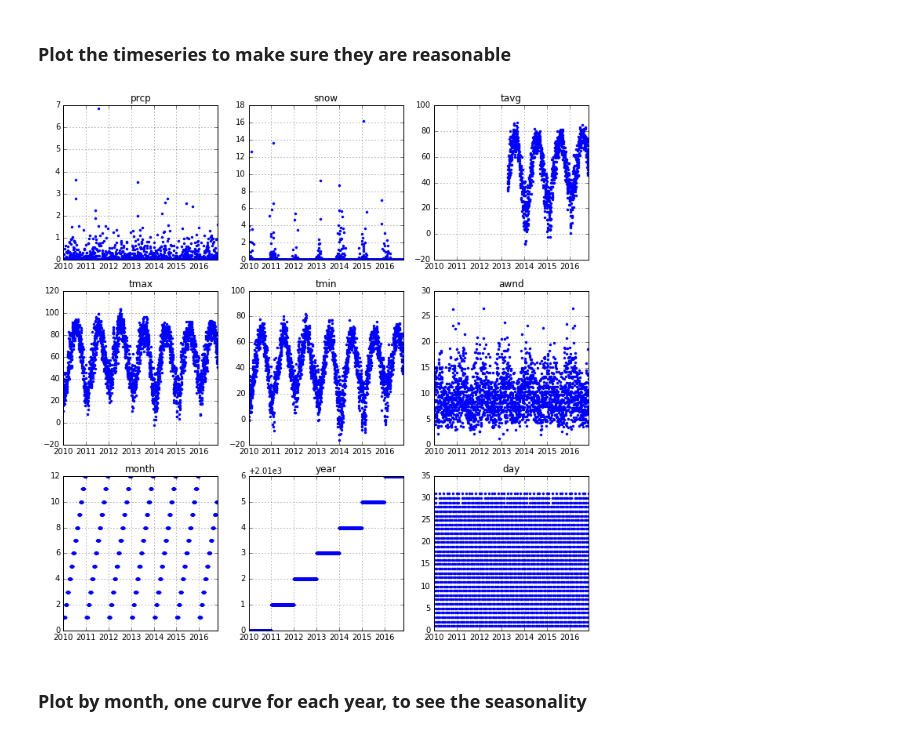
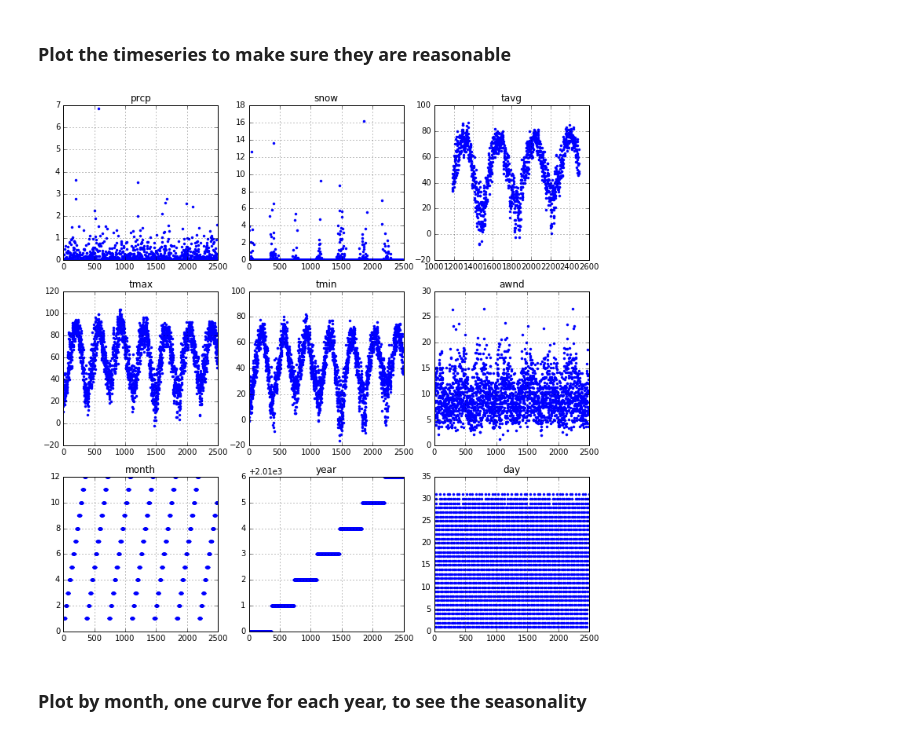
Before and after one commit to CS109-Chicago-food-inspections/CS109project, a Jupyter notebook: data/explore_weather.ipynb, the cells around one changed output. Cells and saved outputs as stored; diff of their text form; code cells hidden in the pictures.

Commit message:
modifications to weather cleaning

```diff
--- a/data/explore_weather.ipynb
+++ b/data/explore_weather.ipynb
@@ -11,2 +9,2 @@ import matplotlib.pyplot as plt
 # %%
-w_raw = pd.read_csv('./Weather_4.csv')
+w = pd.read_csv('./Weather_clean.csv',parse_dates=[6])
@@ -87,2 +10,0 @@ w_raw2.head(5)
-# %%
-w = w_raw2
@@ -91,2 +10,0 @@ w = w_raw2
-# %%
-w[w==-9999] = np.nan
@@ -165,17 +55,20 @@ for i,fn in enumerate(field_names):
 # %%
 field_names = w.columns
 field_names = field_names.drop('date')
 fig,ax = plt.subplots(3,3,figsize=(12,12))
 ax = ax.reshape(-1)
 
 for i,fn in enumerate(field_names):
     dat = w[fn]
-    ax[i].plot(w.date,dat,'.')
+    #print w[fn].shape
+    #print w.date.shape
+    #ax[i].plot(w.date,dat,'.')
+    ax[i].plot(dat,'.')
     ax[i].set_title(str(fn))
-    ax[i].set_xlim([min(w.date),max(w.date)])
+    #ax[i].set_xlim([min(w.date),max(w.date)])
     ax[i].grid('on')
 # %% [output]
-[figure, old version]
+[figure, new version]
 # %% [markdown]
 ### Plot by month, one curve for each year, to see the seasonality
 # %%
```
Also changed, not shown: parts of 15 cells of this notebook, 1 other file.
